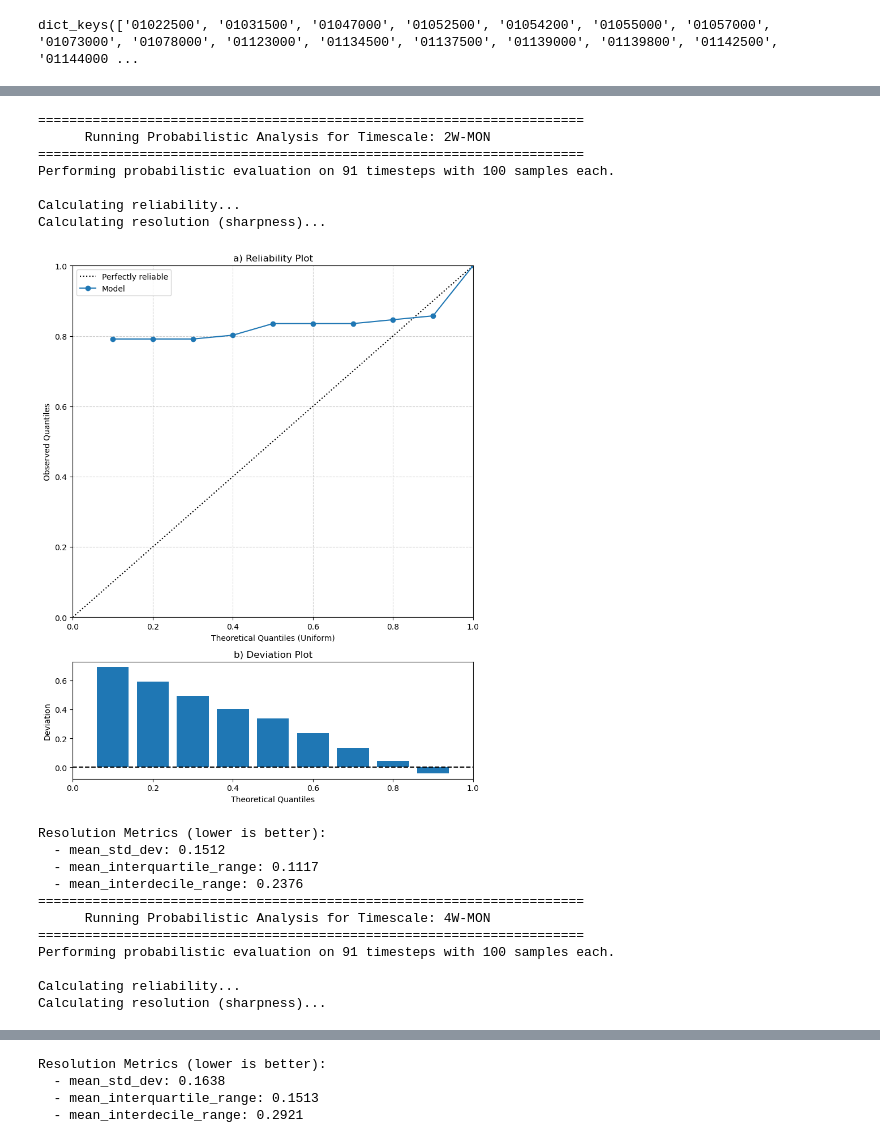
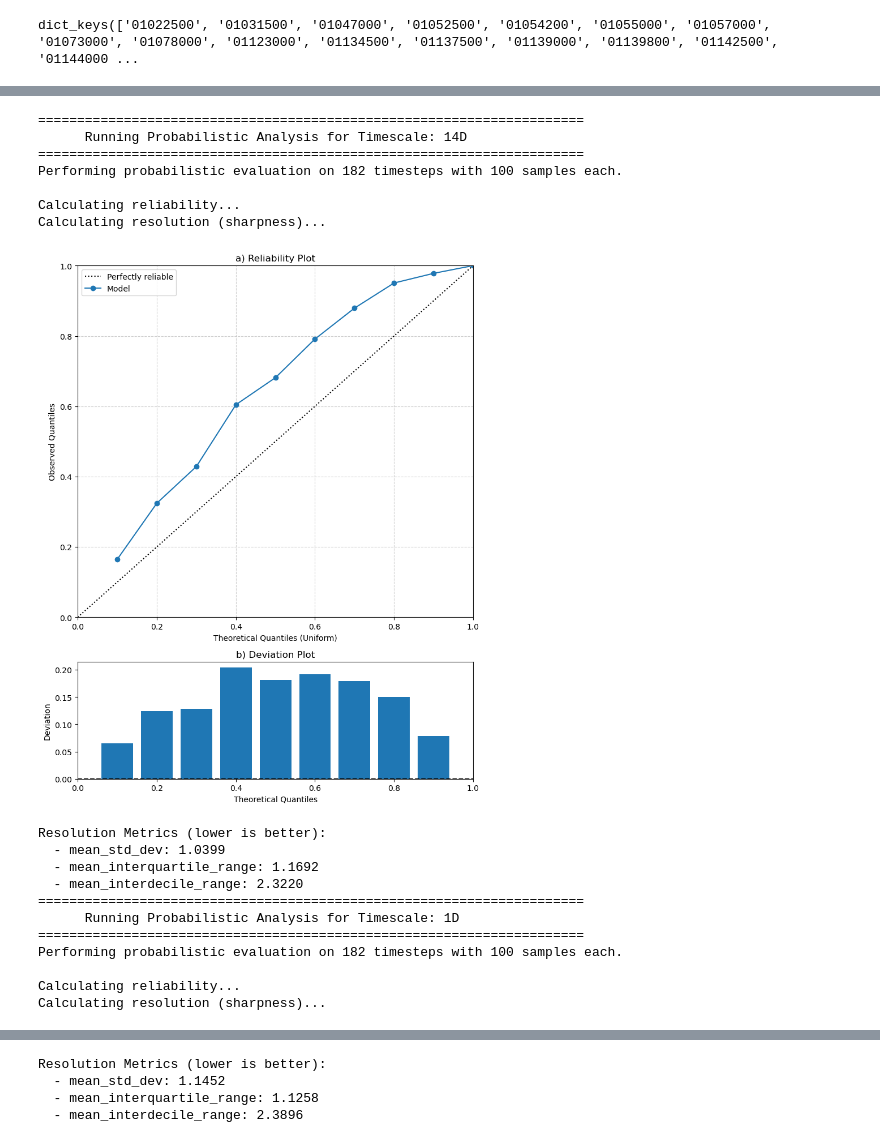
Before and after one commit to huangale88/neuralhydrology, a Jupyter notebook: own/operational_forecast/mtslstm_cmal.ipynb, the cells around one changed output, grey strips where cells are left out. Drawn from its saved outputs; the diff is of its cells as text; code cells hidden in the pictures.

```diff
--- a/own/operational_forecast/mtslstm_cmal.ipynb
+++ b/own/operational_forecast/mtslstm_cmal.ipynb
@@ -47,4 +47,4 @@ ConnectionResetError: [WinError 10054] An existing connection was forcibly close
 # %%
-run_dir = Path("runs/test_run_1311_060515")
+run_dir = Path("runs/test_run_1711_041955")
 eval_run(run_dir=run_dir, period="test")
 # %% [output]
@@ -377,7 +365,7 @@ except NameError:
     raise NameError("The 'run_dir' variable is not defined. Please define it before this cell.")
 
 # --- 3. Configuration ---
-basin_id = '09513780'       # The basin ID you are analyzing
+basin_id = '01423000'       # The basin ID you are analyzing
 target_variable = cfg.target_variables[0] # Dynamically get target from config
 
 # Define the variable names to look for in the results file
@@ -415,44 +403,44 @@ for frequency in cfg.use_frequencies:
         # Reshape samples to (total_timesteps, n_samples)
         num_samples = sim_samples_multidim.shape[-1]
         sim_samples_reshaped = sim_samples_multidim.reshape(-1, num_samples)
 
         # --- Handle NaNs ---
         valid_indices = ~np.isnan(obs_data_flat)
         if not np.all(valid_indices):
             print(f"Warning: Found and removed {np.sum(~valid_indices)} NaN values in observations.")
             obs_data = obs_data_flat[valid_indices]
             sim_samples = sim_samples_reshaped[valid_indices, :]
         else:
             obs_data = obs_data_flat
             sim_samples = sim_samples_reshaped
 
         # --- Run the analysis ---
         probabilistic_results = run_probabilistic_evaluation(obs=obs_data, sim_samples=sim_samples)
 
     except KeyError as e:
         print(f"\nCould not run analysis for frequency '{frequency}'.")
         # Update the error message to be more informative
         print(f"A required data variable was not found. Tried to find '{obs_var_name}' and '{samples_var_name}'.")
         print(f"Available variables are: {list(xr_data.keys())}\n")
     except Exception as e:
         print(f"\nAn unexpected error occurred for frequency '{frequency}': {e}\n")
 # %% [output]
 ======================================================================
-      Running Probabilistic Analysis for Timescale: 2W-MON
+      Running Probabilistic Analysis for Timescale: 14D
 ======================================================================
-Performing probabilistic evaluation on 91 timesteps with 100 samples each.
+Performing probabilistic evaluation on 182 timesteps with 100 samples each.
 
 Calculating reliability...
 Calculating resolution (sharpness)...
-[figure, old version]
+[figure, new version]
 Resolution Metrics (lower is better):
-  - mean_std_dev: 0.1512
-  - mean_interquartile_range: 0.1117
-  - mean_interdecile_range: 0.2376
+  - mean_std_dev: 1.0399
+  - mean_interquartile_range: 1.1692
+  - mean_interdecile_range: 2.3220
 ======================================================================
-      Running Probabilistic Analysis for Timescale: 4W-MON
+      Running Probabilistic Analysis for Timescale: 1D
 ======================================================================
-Performing probabilistic evaluation on 91 timesteps with 100 samples each.
+Performing probabilistic evaluation on 182 timesteps with 100 samples each.
 
 Calculating reliability...
 Calculating resolution (sharpness)...
@@ -460,4 +448,4 @@ Calculating resolution (sharpness)...
 Resolution Metrics (lower is better):
-  - mean_std_dev: 0.1638
-  - mean_interquartile_range: 0.1513
-  - mean_interdecile_range: 0.2921
+  - mean_std_dev: 1.1452
+  - mean_interquartile_range: 1.1258
+  - mean_interdecile_range: 2.3896
```
Also changed, not shown: parts of 11 cells of this notebook, 7 other files.
